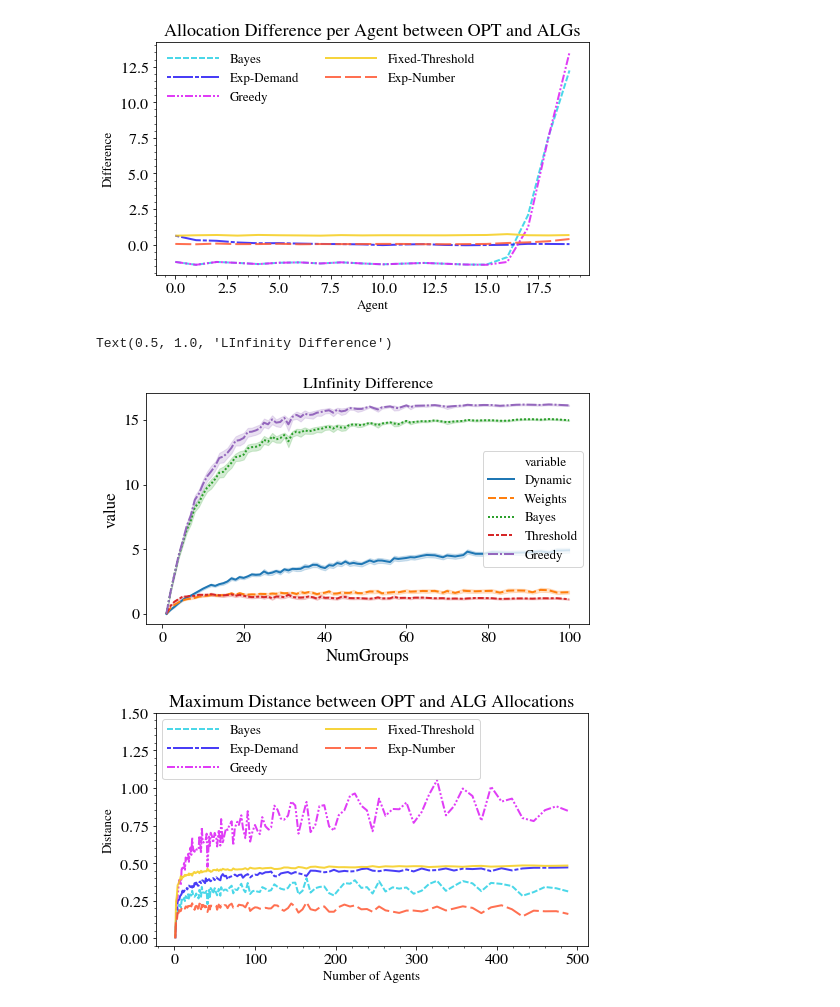
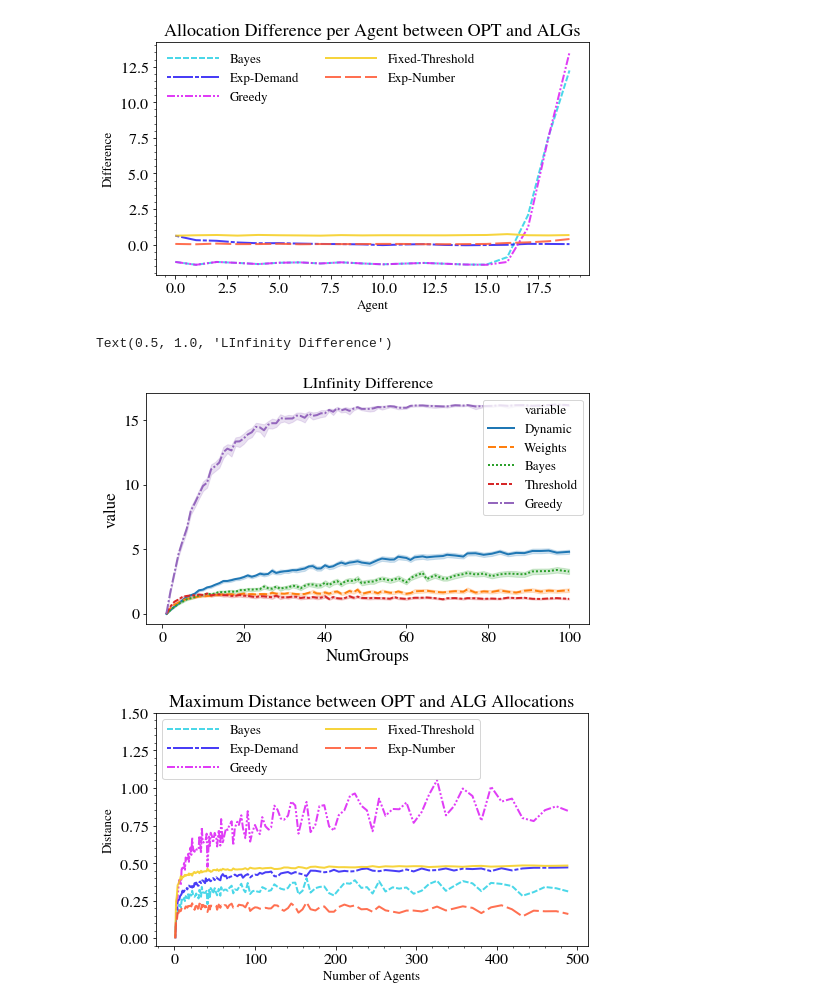
Before and after one commit to Gjain234/FoodBank, a Jupyter notebook: simulations/gaussian/figures.ipynb, the cells around one changed output. Drawn from its saved outputs; the diff is of its cells as text; code cells hidden in the pictures.

```diff
--- a/simulations/gaussian/figures.ipynb
+++ b/simulations/gaussian/figures.ipynb
@@ -144,13 +144,13 @@ plt.show()
 # %% [output]
 [figure]
 # %%
-fileName = '../../data/gaussian/L-Inf.csv'
+fileName = '../../data/gaussian/L-Inf_test.csv'
 df = pd.read_csv(fileName)
 sns.lineplot(x='NumGroups', y='value', style='variable', hue = 'variable', data=df)
 plt.title('LInfinity Difference')
 # %% [output]
 Text(0.5, 1.0, 'LInfinity Difference')
-[figure, old version]
+[figure, new version]
 # %%
 fileName = '../data/simple_distribution/L-Inf.csv'
 df = pd.read_csv(fileName)
```
Also changed, not shown: parts of 3 cells of this notebook, 3 other files.
